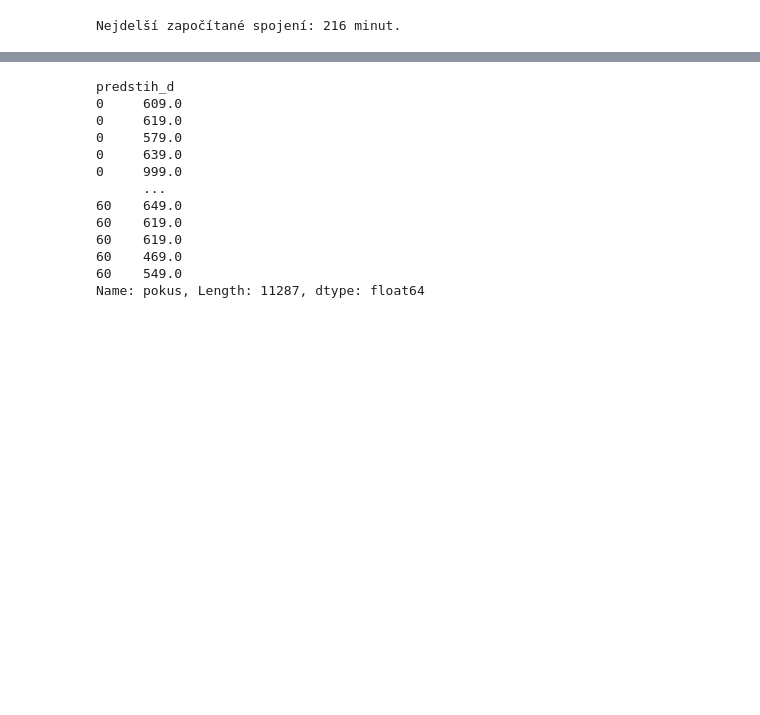
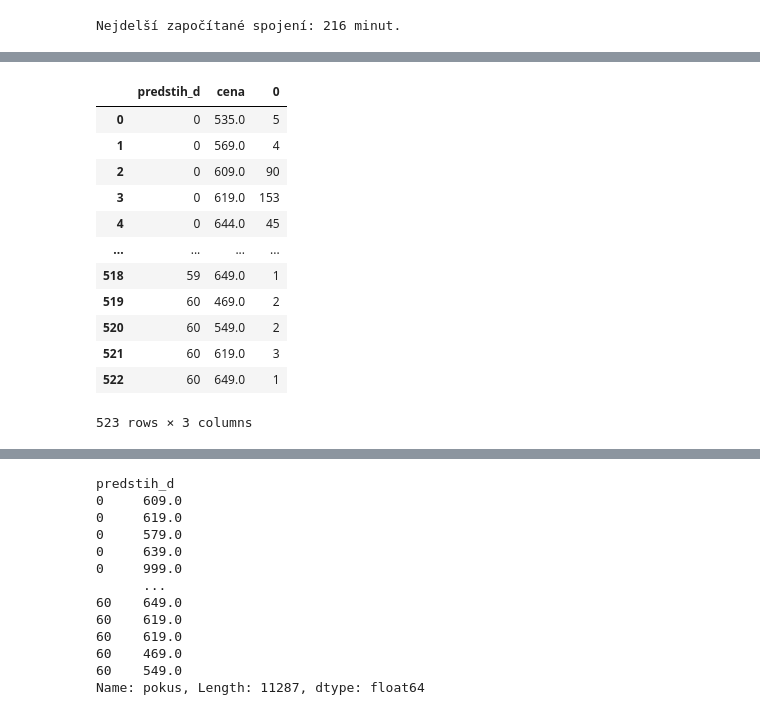
Before and after one commit to DataRozhlas/ceny-jizdenek, a Jupyter notebook: 902_graf_jizdneho_prg_ova.ipynb, the cells around one changed output, grey strips where cells are left out. Saved outputs shown, nothing was run; the diff lists cells and outputs as text; code cells hidden in the pictures; blank space fills up the shorter version.

```diff
--- a/902_graf_jizdneho_prg_ova.ipynb
+++ b/902_graf_jizdneho_prg_ova.ipynb
@@ -87,0 +124,16 @@ df['predstih_d2'] = df['predstih_h'] / 24
+# %%
+cd3
+# %% [output]
+|  | predstih_d | cena | 0 |
+| 0 | 0 | 535.0 | 5 |
+| 1 | 0 | 569.0 | 4 |
+| 2 | 0 | 609.0 | 90 |
+| 3 | 0 | 619.0 | 153 |
+| 4 | 0 | 644.0 | 45 |
+| ... | ... | ... | ... |
+| 518 | 59 | 649.0 | 1 |
+| 519 | 60 | 469.0 | 2 |
+| 520 | 60 | 549.0 | 2 |
+| 521 | 60 | 619.0 | 3 |
+| 522 | 60 | 649.0 | 1 |
+523 rows × 3 columns
```
Also changed, not shown: parts of 10 cells of this notebook, 8 other files.
